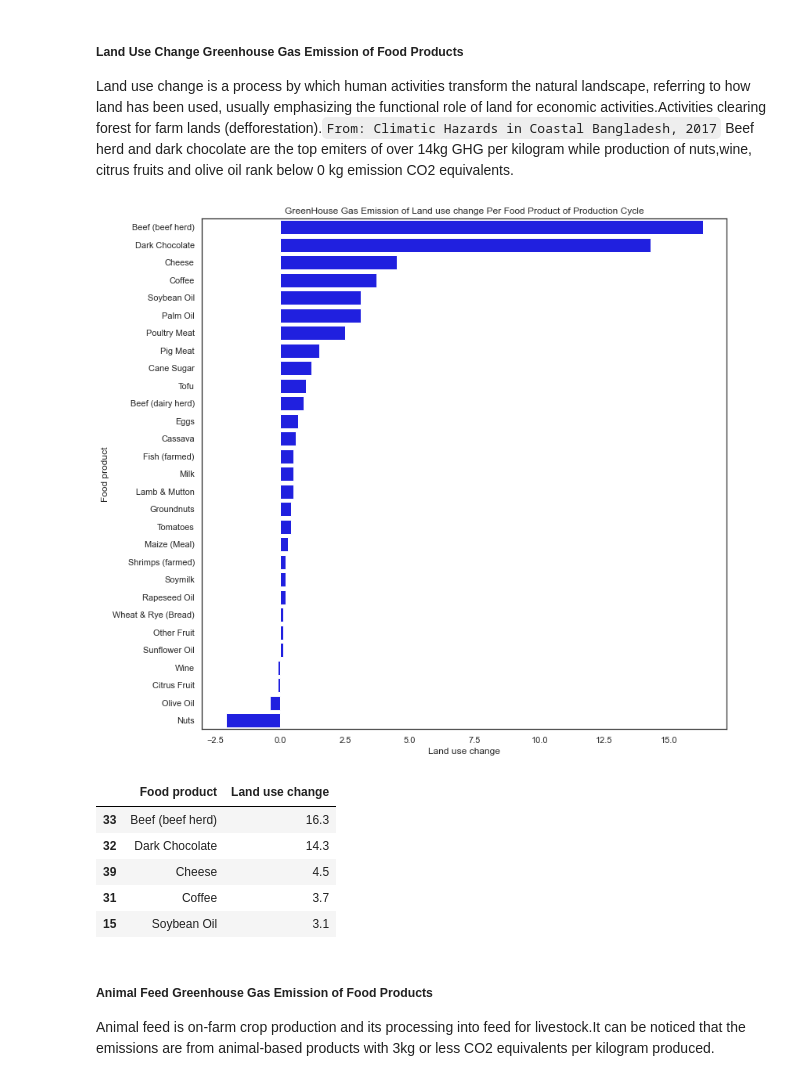
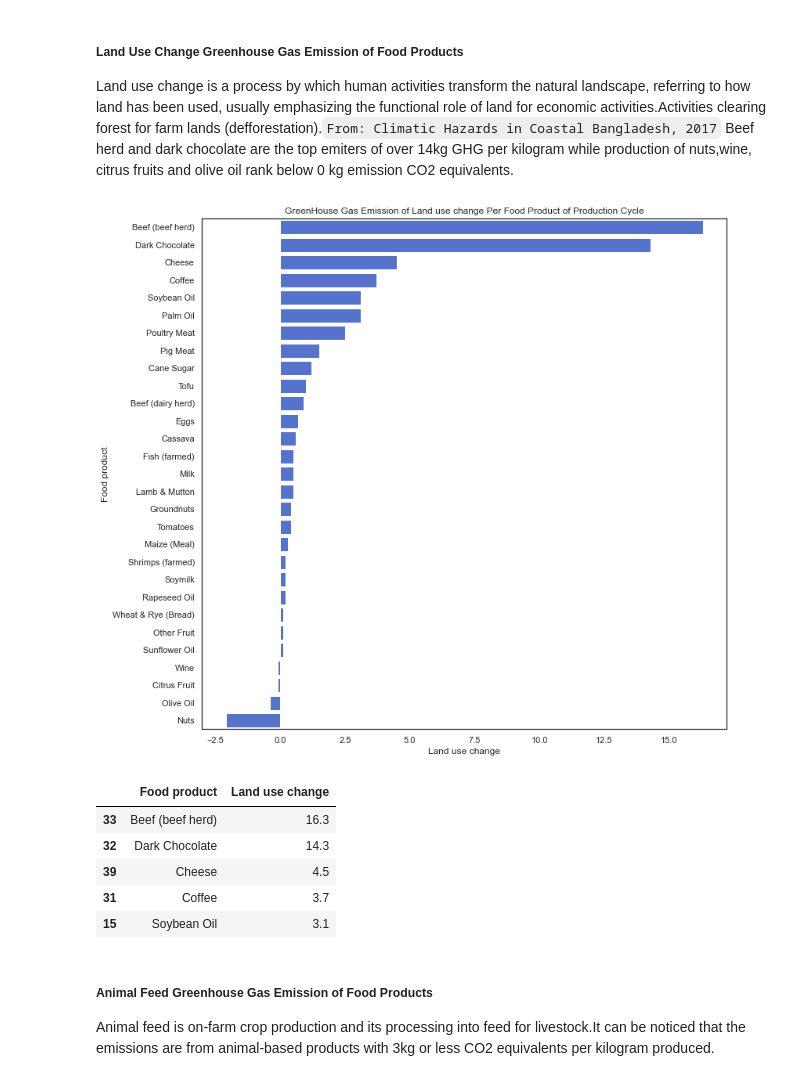
Before and after one commit to Storerun/eda_food_production, a Jupyter notebook: food_productionEDA.ipynb, the cells around one changed output. Cells and saved outputs as stored; diff of their text form; code cells hidden in the pictures.

```diff
--- a/food_productionEDA.ipynb
+++ b/food_productionEDA.ipynb
@@ -267,10 +267,10 @@ def food_emission(column,color):
 
     return emission
 # %%
-land_use_change = food_emission('Land use change','blue')
+land_use_change = food_emission('Land use change','royalblue')
 land_use_change.head()
 # %% [output]
-[figure, old version]
+[figure, new version]
 |  | Food product | Land use change |
 | 33 | Beef (beef herd) | 16.3 |
 | 32 | Dark Chocolate | 14.3 |
```
Also changed, not shown: parts of 19 cells of this notebook.
